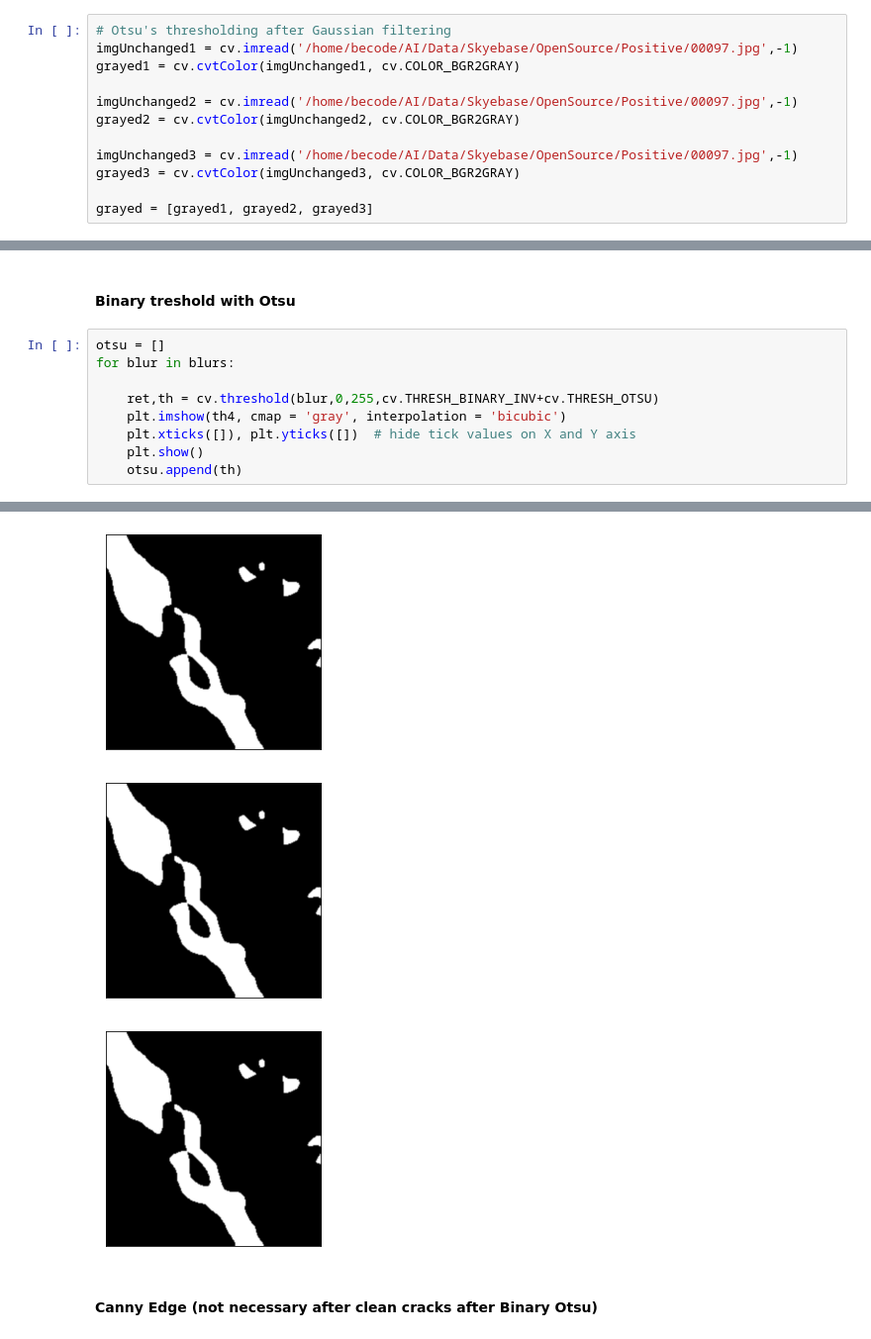
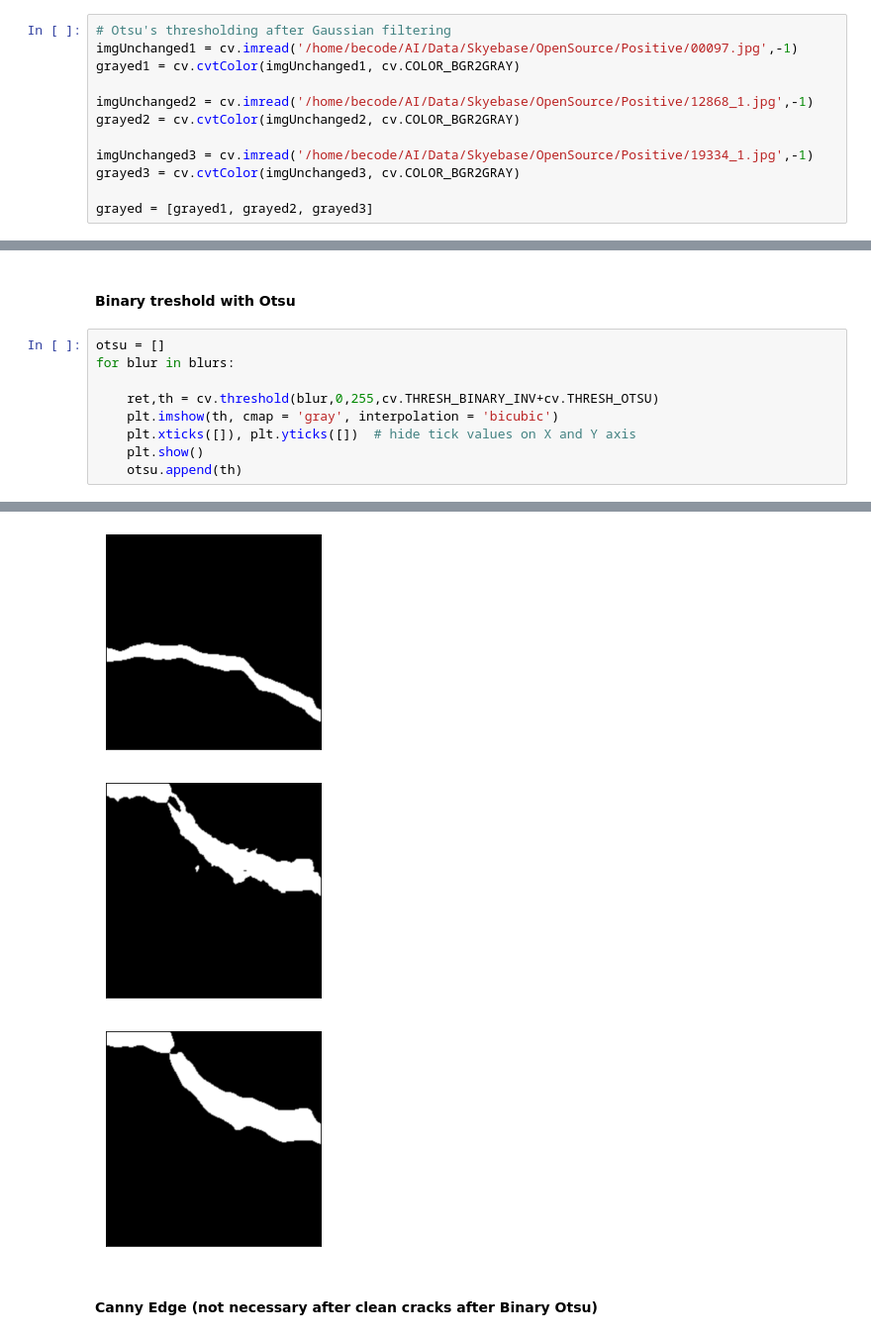
Before and after one commit to kristof-becode/Concrete-Crack-Detection, a Jupyter notebook: Try_Diff_Images.ipynb, the cells around one changed output, grey strips where cells are left out. Shown: that part at 99% size. Saved outputs shown, nothing was run; the diff lists cells and outputs as text.

Commit message:
Add to comparison preprocessing diff images

```diff
--- a/Try_Diff_Images.ipynb
+++ b/Try_Diff_Images.ipynb
@@ -11,10 +11,10 @@ import matplotlib.pyplot as plt
 imgUnchanged1 = cv.imread('/home/becode/AI/Data/Skyebase/OpenSource/Positive/00097.jpg',-1)
 grayed1 = cv.cvtColor(imgUnchanged1, cv.COLOR_BGR2GRAY)
 
-imgUnchanged2 = cv.imread('/home/becode/AI/Data/Skyebase/OpenSource/Positive/00097.jpg',-1)
+imgUnchanged2 = cv.imread('/home/becode/AI/Data/Skyebase/OpenSource/Positive/12868_1.jpg',-1)
 grayed2 = cv.cvtColor(imgUnchanged2, cv.COLOR_BGR2GRAY)
 
-imgUnchanged3 = cv.imread('/home/becode/AI/Data/Skyebase/OpenSource/Positive/00097.jpg',-1)
+imgUnchanged3 = cv.imread('/home/becode/AI/Data/Skyebase/OpenSource/Positive/19334_1.jpg',-1)
 grayed3 = cv.cvtColor(imgUnchanged3, cv.COLOR_BGR2GRAY)
 
 grayed = [grayed1, grayed2, grayed3]
@@ -100,7 +83,7 @@ otsu = []
 for blur in blurs:
 
     ret,th = cv.threshold(blur,0,255,cv.THRESH_BINARY_INV+cv.THRESH_OTSU)
-    plt.imshow(th4, cmap = 'gray', interpolation = 'bicubic')
+    plt.imshow(th, cmap = 'gray', interpolation = 'bicubic')
     plt.xticks([]), plt.yticks([])  # hide tick values on X and Y axis
     plt.show()
     otsu.append(th)
@@ -111,6 +94,6 @@ for blur in blurs:
-[figure, old version]
+[figure, new version]
-[figure, old version]
+[figure, new version]
-[figure, old version]
+[figure, new version]
 # %% [markdown]
 #### Canny Edge (not necessary after clean cracks after Binary Otsu)
 # %%
```
Also changed, not shown: parts of 4 cells of this notebook.
